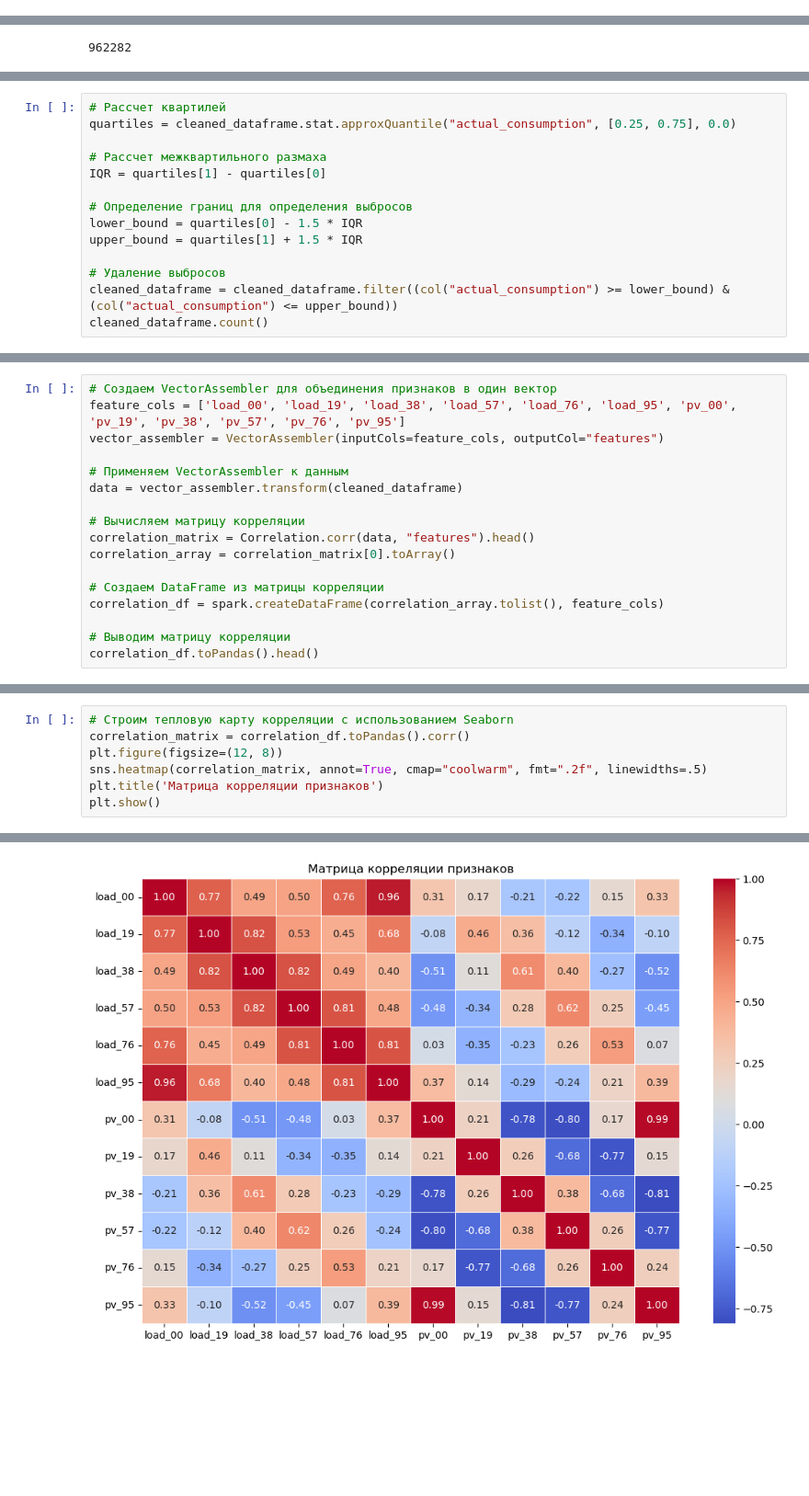
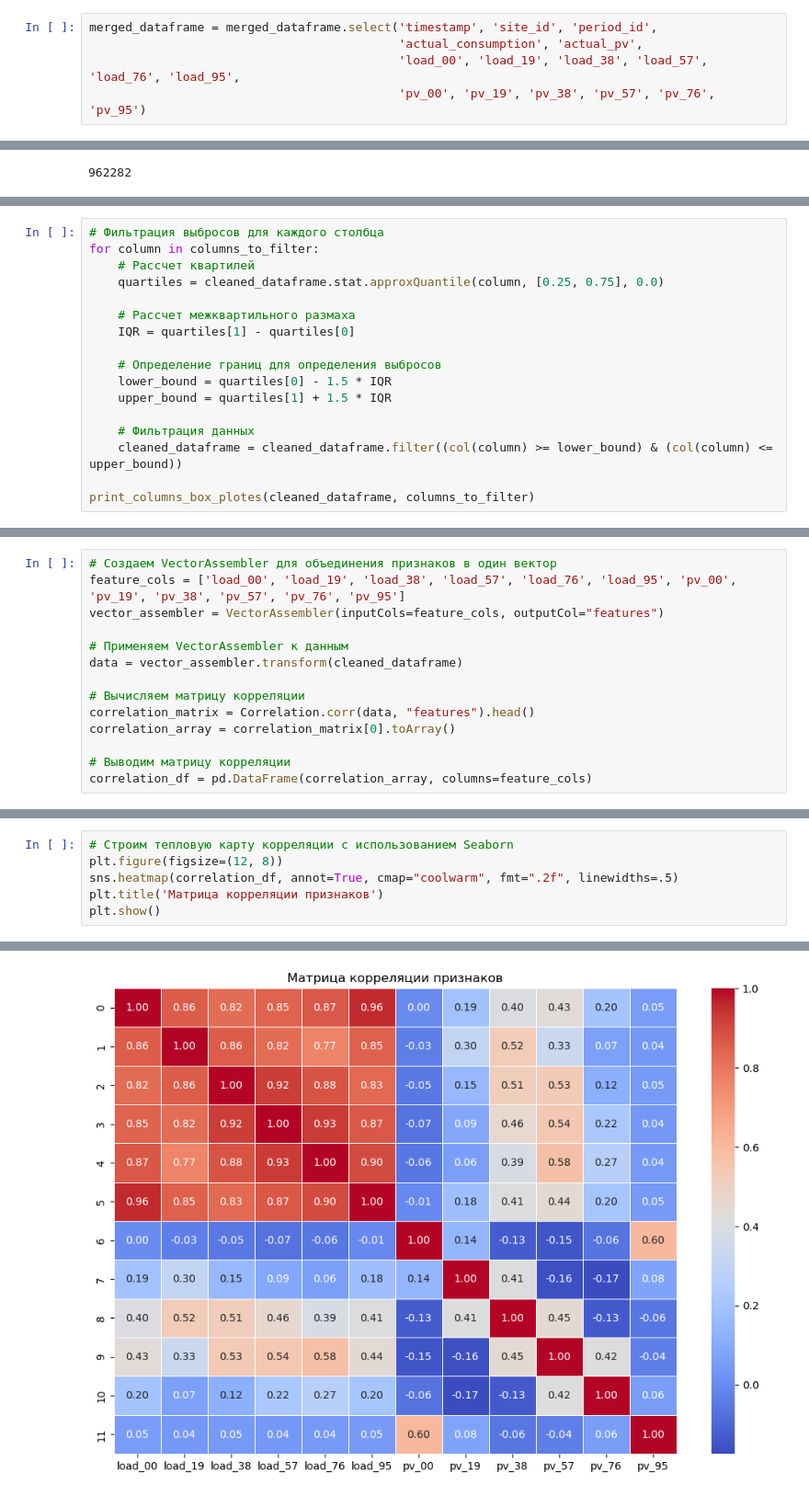
Before and after one commit to r0acho/SOBD2023, a Jupyter notebook: lab1.ipynb, the cells around one changed output, grey strips where cells are left out. Shown at 92% size. Cells and saved outputs as stored; diff of their text form; blank space fills up the shorter version.

```diff
--- a/lab1.ipynb
+++ b/lab1.ipynb
@@ -96,3 +99,8 @@ root
+# %%
+merged_dataframe = merged_dataframe.select('timestamp', 'site_id', 'period_id',
+                                           'actual_consumption', 'actual_pv',
+                                           'load_00', 'load_19', 'load_38', 'load_57', 'load_76', 'load_95',
+                                           'pv_00', 'pv_19', 'pv_38', 'pv_57', 'pv_76', 'pv_95')
 # %%
 # Вывод количества строк до удаления пустых значений
 merged_dataframe.count()
@@ -123,15 +144,18 @@ cleaned_dataframe.select('actual_consumption').toPandas().boxplot(column=['actua
 # %%
-# Рассчет квартилей
-quartiles = cleaned_dataframe.stat.approxQuantile("actual_consumption", [0.25, 0.75], 0.0)
+# Фильтрация выбросов для каждого столбца
+for column in columns_to_filter:
+    # Рассчет квартилей
+    quartiles = cleaned_dataframe.stat.approxQuantile(column, [0.25, 0.75], 0.0)
 
-# Рассчет межквартильного размаха
-IQR = quartiles[1] - quartiles[0]
+    # Рассчет межквартильного размаха
+    IQR = quartiles[1] - quartiles[0]
 
-# Определение границ для определения выбросов
-lower_bound = quartiles[0] - 1.5 * IQR
-upper_bound = quartiles[1] + 1.5 * IQR
+    # Определение границ для определения выбросов
+    lower_bound = quartiles[0] - 1.5 * IQR
+    upper_bound = quartiles[1] + 1.5 * IQR
 
-# Удаление выбросов
-cleaned_dataframe = cleaned_dataframe.filter((col("actual_consumption") >= lower_bound) & (col("actual_consumption") <= upper_bound))
-cleaned_dataframe.count()
+    # Фильтрация данных
+    cleaned_dataframe = cleaned_dataframe.filter((col(column) >= lower_bound) & (col(column) <= upper_bound))
+
+print_columns_box_plotes(cleaned_dataframe, columns_to_filter)
 # %% [output]
@@ -224,8 +318,5 @@ data = vector_assembler.transform(cleaned_dataframe)
 correlation_matrix = Correlation.corr(data, "features").head()
 correlation_array = correlation_matrix[0].toArray()
 
-# Создаем DataFrame из матрицы корреляции
-correlation_df = spark.createDataFrame(correlation_array.tolist(), feature_cols)
-
 # Выводим матрицу корреляции
-correlation_df.toPandas().head()
+correlation_df = pd.DataFrame(correlation_array, columns=feature_cols)
@@ -239,15 +323,14 @@ correlation_df.toPandas().head()
 # %%
 # Строим тепловую карту корреляции с использованием Seaborn
-correlation_matrix = correlation_df.toPandas().corr()
 plt.figure(figsize=(12, 8))
-sns.heatmap(correlation_matrix, annot=True, cmap="coolwarm", fmt=".2f", linewidths=.5)
+sns.heatmap(correlation_df, annot=True, cmap="coolwarm", fmt=".2f", linewidths=.5)
 plt.title('Матрица корреляции признаков')
 plt.show()
 # %% [output]
 <Figure size 1200x800 with 0 Axes>
 <Axes: >
 Text(0.5, 1.0, 'Матрица корреляции признаков')
-[figure, old version]
+[figure, new version]
 # %%
 # Определяем окно сортировки по полю 'timestamp'
 windowSpec = Window.orderBy(desc("timestamp"))
```
Also changed, not shown: parts of 17 cells of this notebook.
